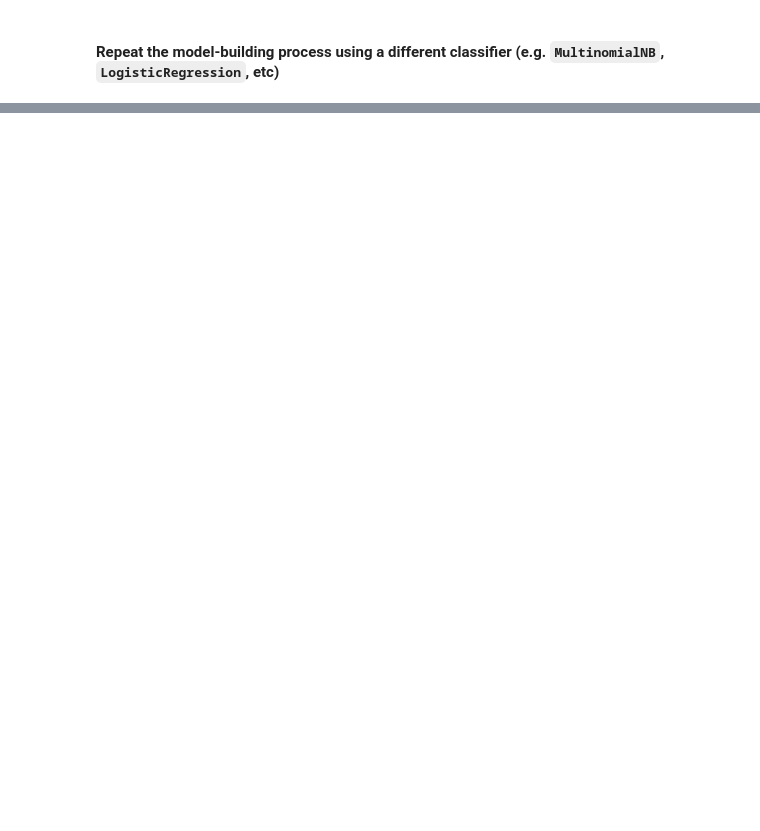
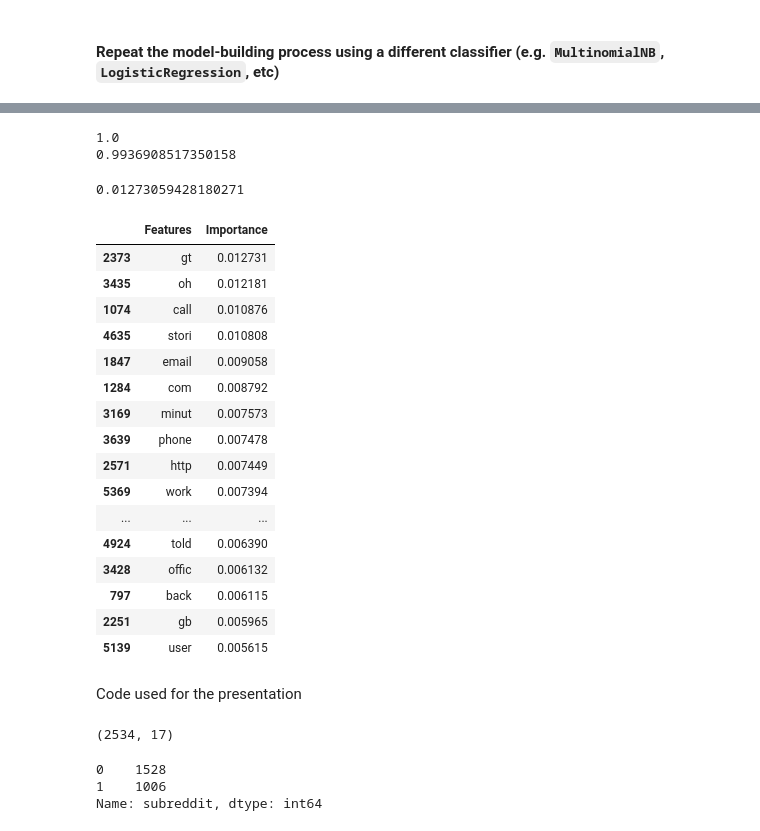
Before and after one commit to gerket/nlp_reddit_post_predictor, a Jupyter notebook: TG-Project3-Actual_Starter_Code-working.ipynb, the cells around one changed output, grey strips where cells are left out. Saved outputs shown, nothing was run; the diff lists cells and outputs as text; code cells hidden in the pictures; blank space fills up the shorter version.

```diff
--- a/TG-Project3-Actual_Starter_Code-working.ipynb
+++ b/TG-Project3-Actual_Starter_Code-working.ipynb
@@ -250,5 +296,6 @@ new_df.shape
 main_df = main_df.append(new_df, ignore_index=True)
 main_df.drop_duplicates(subset=['url'], inplace=True)
 main_df.reset_index(drop=True, inplace=True)
+main_df['selftext'] = main_df['selftext'].replace(np.nan, '')
 main_df.shape
 # %% [output]
@@ -541,0 +1261,73 @@ Put your executive summary in a Markdown cell below.
+# %%
+subreddit1 = 'talesfromtechsupport'
+subreddit2 = 'buildapc'
+
+working_df3 = main_df[(main_df['subreddit']==subreddit1)|(main_df['subreddit']==subreddit2)].copy()
+
+working_df3['subreddit'] = working_df3['subreddit'].map({subreddit1:1, subreddit2:0})
+working_df3['selftext'] = working_df3['selftext'].replace(np.nan, '')
+
+working_df3['both_texts'] = working_df3['title'] + ' ' + working_df3['selftext']
+working_df3['both_texts'] = working_df3['both_texts'].map(lambda x: process(x, 'stem'))
+
+X3 = working_df3['both_texts']
+y3 = working_df3['subreddit']
+
+X_train3, X_test3, y_train3, y_test3 = train_test_split(X3, y3, stratify = y3, random_state = 42)
+
+vectorizer3 = best_params['steps'][0][1]
+X_train3_trans = vectorizer3.fit_transform(X_train3)
+X_test3_trans = vectorizer3.transform(X_test3)
+
+model3 = ExtraTreesClassifier(n_estimators=200, random_state=42)
+#best_params['steps'][1][1]
+model3.fit(X_train3_trans, y_train3)
+print(model3.score(X_train3_trans, y_train3))
+print(model3.score(X_test3_trans, y_test3))
+# %% [output]
+1.0
+0.9936908517350158
+# %%
+temp_df['Importance'].max()
+# %% [output]
+0.01273059428180271
+# %%
+temp_df = pd.DataFrame({'Features':vectorizer3.get_feature_names(),
+                        'Importance':model3.feature_importances_
+                        })
+
+temp_df.sort_values('Importance', inplace=True, ascending=False)
+temp_df[temp_df['Importance']>0].head(20)
+# I learned here that I don't know which word indicates which subreddit when using ExtraTreesClassifier
+# All of the coefs are >= 0, unlike in LogisticRegression where a positive coef meant one thing and a negative coef meant the other.
+#
+# %% [output]
+|  | Features | Importance |
+| 2373 | gt | 0.012731 |
+| 3435 | oh | 0.012181 |
+| 1074 | call | 0.010876 |
+| 4635 | stori | 0.010808 |
+| 1847 | email | 0.009058 |
+| 1284 | com | 0.008792 |
+| 3169 | minut | 0.007573 |
+| 3639 | phone | 0.007478 |
+| 2571 | http | 0.007449 |
+| 5369 | work | 0.007394 |
+| ... | ... | ... |
+| 4924 | told | 0.006390 |
+| 3428 | offic | 0.006132 |
+| 797 | back | 0.006115 |
+| 2251 | gb | 0.005965 |
+| 5139 | user | 0.005615 |
+# %% [markdown]
+Code used for the presentation
+# %%
+working_df3.shape
+# %% [output]
+(2534, 17)
+# %%
+working_df3['subreddit'].value_counts()
+# %% [output]
+0    1528
+1    1006
+Name: subreddit, dtype: int64
```
Also changed, not shown: parts of 73 cells of this notebook, 12 other files.
